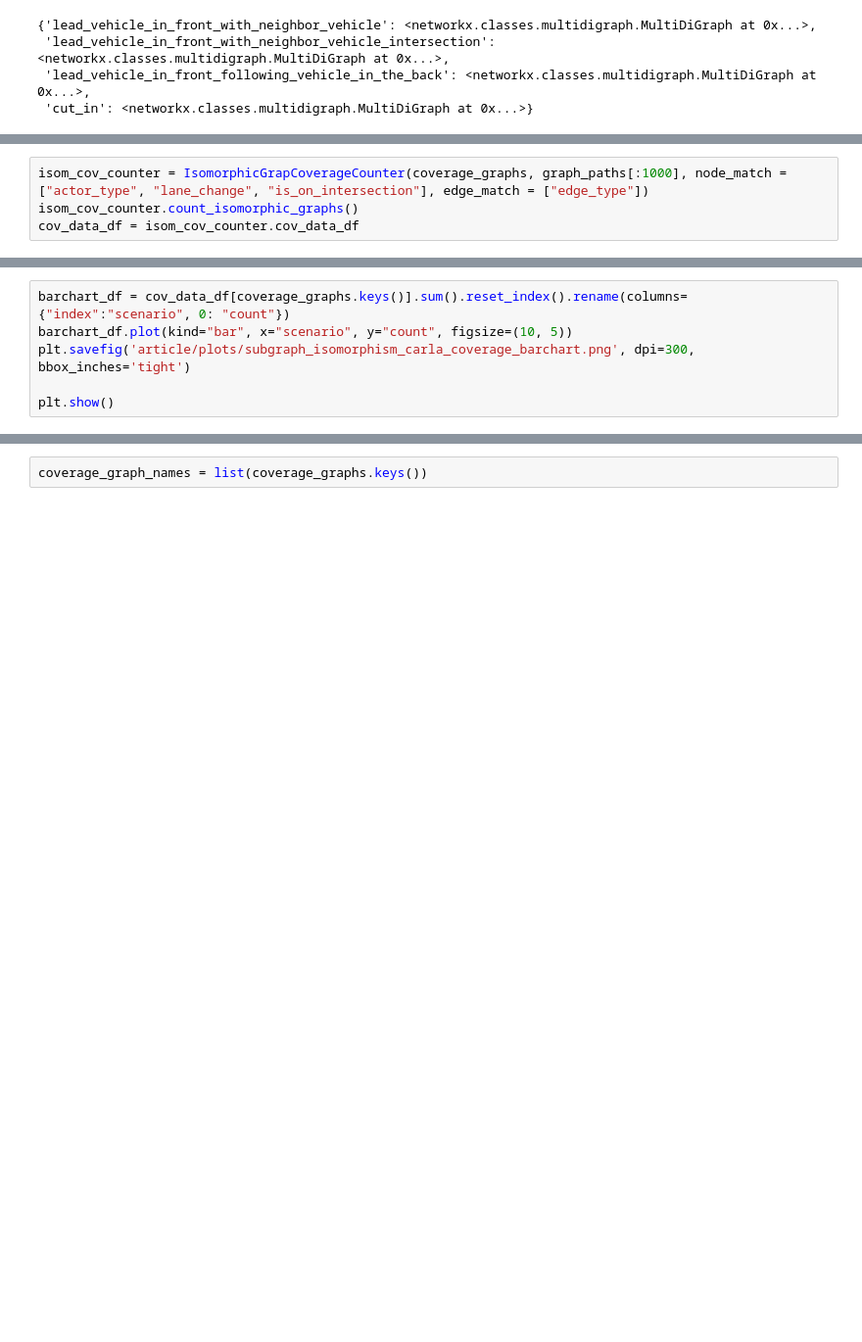
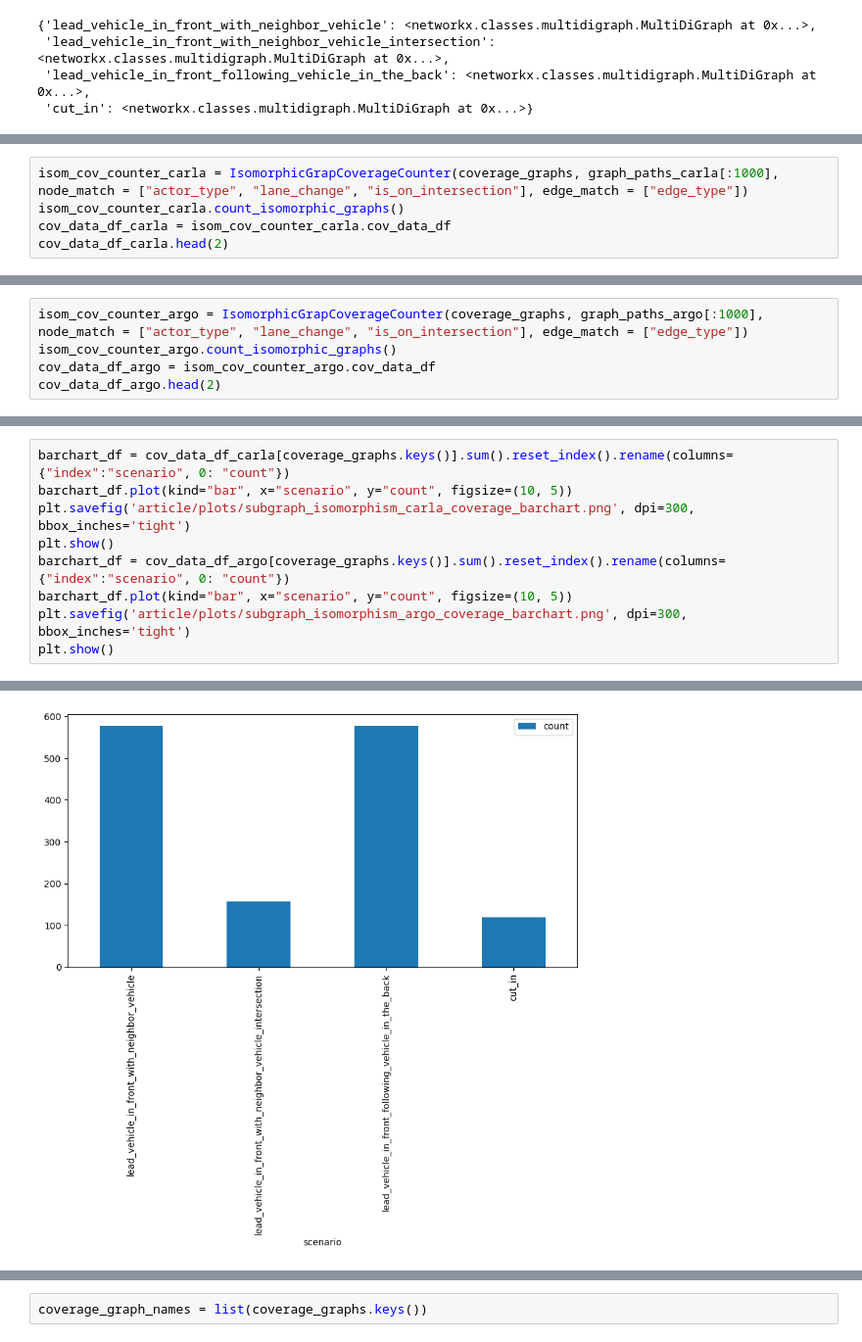
Before and after one commit to tmuehlen80/graph_coverage, a Jupyter notebook: Notebooks/carla/subgraph_isomorphism.ipynb, the cells around one changed output, grey strips where cells are left out. Shown at 98% size. Drawn from its saved outputs; the diff is of its cells as text; blank space fills up the shorter version.

```diff
--- a/Notebooks/carla/subgraph_isomorphism.ipynb
+++ b/Notebooks/carla/subgraph_isomorphism.ipynb
@@ -200,6 +201,7 @@ len(graph_paths)
 # %% [output]
 14099
 # %%
-isom_cov_counter = IsomorphicGrapCoverageCounter(coverage_graphs, graph_paths[:1000], node_match = ["actor_type", "lane_change", "is_on_intersection"], edge_match = ["edge_type"])
-isom_cov_counter.count_isomorphic_graphs()
-cov_data_df = isom_cov_counter.cov_data_df
+isom_cov_counter_carla = IsomorphicGrapCoverageCounter(coverage_graphs, graph_paths_carla[:1000], node_match = ["actor_type", "lane_change", "is_on_intersection"], edge_match = ["edge_type"])
+isom_cov_counter_carla.count_isomorphic_graphs()
+cov_data_df_carla = isom_cov_counter_carla.cov_data_df
+cov_data_df_carla.head(2)
@@ -211,0 +212,5 @@ cov_data_df.head(2)
+# %%
+isom_cov_counter_argo = IsomorphicGrapCoverageCounter(coverage_graphs, graph_paths_argo[:1000], node_match = ["actor_type", "lane_change", "is_on_intersection"], edge_match = ["edge_type"])
+isom_cov_counter_argo.count_isomorphic_graphs()
+cov_data_df_argo = isom_cov_counter_argo.cov_data_df
+cov_data_df_argo.head(2)
@@ -212,11 +221,15 @@ cov_data_df.head(2)
 # %%
-barchart_df = cov_data_df[coverage_graphs.keys()].sum().reset_index().rename(columns={"index":"scenario", 0: "count"})
+barchart_df = cov_data_df_carla[coverage_graphs.keys()].sum().reset_index().rename(columns={"index":"scenario", 0: "count"})
 barchart_df.plot(kind="bar", x="scenario", y="count", figsize=(10, 5))
 plt.savefig('article/plots/subgraph_isomorphism_carla_coverage_barchart.png', dpi=300, bbox_inches='tight')
-
 plt.show()
+barchart_df = cov_data_df_argo[coverage_graphs.keys()].sum().reset_index().rename(columns={"index":"scenario", 0: "count"})
+barchart_df.plot(kind="bar", x="scenario", y="count", figsize=(10, 5))
+plt.savefig('article/plots/subgraph_isomorphism_argo_coverage_barchart.png', dpi=300, bbox_inches='tight')
+plt.show()
 # %% [output]
 [figure]
+[figure, added]
 # %%
 columns = list(coverage_graphs.keys())
 # cov_data_df[coverage_graphs.keys()]
```
Also changed, not shown: parts of 20 cells of this notebook, 6 other files.
